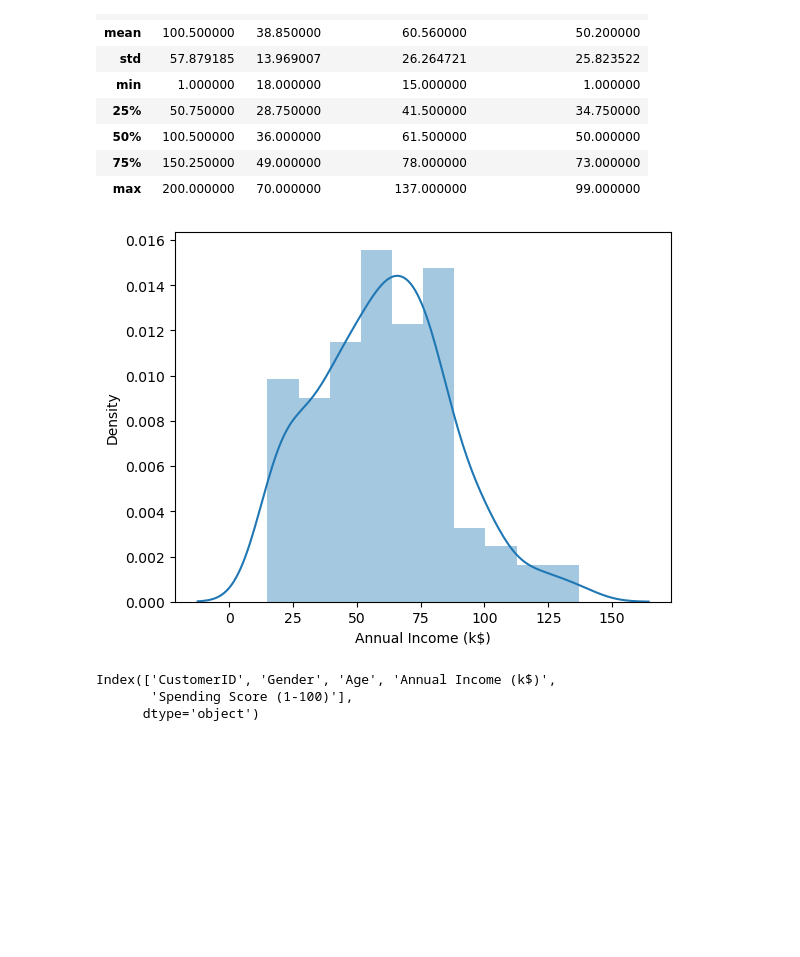
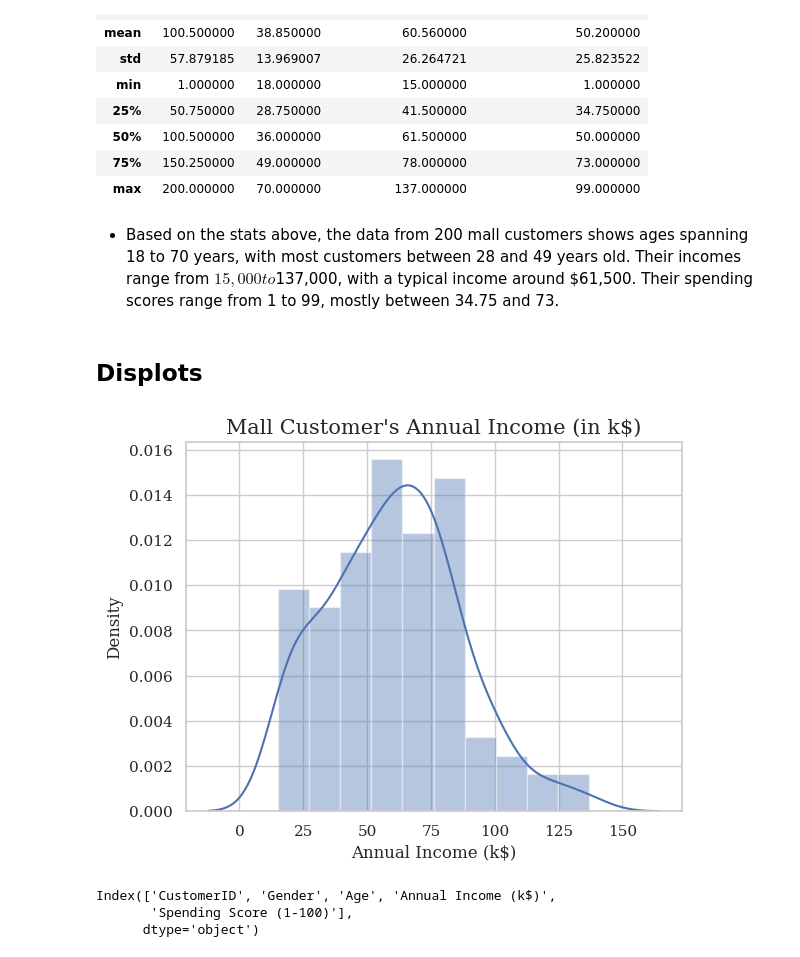
Before and after one commit to felixr04/Mall-Customer-Segmentation, a Jupyter notebook: Mall Customer Segmentation.ipynb, the cells around one changed output. Saved outputs shown, nothing was run; the diff lists cells and outputs as text; code cells hidden in the pictures; blank space fills up the shorter version.

```diff
--- a/Mall Customer Segmentation.ipynb
+++ b/Mall Customer Segmentation.ipynb
@@ -10 +20,5 @@ df = pd.read_csv('/Users/felixramirez/Project/new_proj/Mall_Customers.csv')
+# %%
+# Load in data
+# Juliana's
+df = pd.read_csv('https://raw.githubusercontent.com/felixr04/Mall-Customer-Segmentation/main/Mall_Customers.csv')
 # %%
@@ -34,8 +51,16 @@ df.describe()
 | 50% | 100.500000 | 36.000000 | 61.500000 | 50.000000 |
 | 75% | 150.250000 | 49.000000 | 78.000000 | 73.000000 |
 | max | 200.000000 | 70.000000 | 137.000000 | 99.000000 |
+# %% [markdown]
+- Based on the stats above, the data from 200 mall customers shows ages spanning 18 to 70 years, with most customers between 28 and 49 years old. Their incomes range from $15,000 to $137,000, with a typical income around $61,500. Their spending scores range from 1 to 99, mostly between 34.75 and 73.
+# %% [markdown]
+## Displots
 # %%
-sns.distplot(df['Annual Income (k$)']);
+# Plot distribution of annual income of mall customers
+sns.distplot(df['Annual Income (k$)'])
+plt.title("Mall Customer's Annual Income (in k$)" , size = 15)
+sns.set_theme(style="whitegrid")
+plt.rcParams['font.family'] = 'serif';
 # %% [output]
-[figure, old version]
+[figure, new version]
 # %%
```
Also changed, not shown: parts of 42 cells of this notebook.
